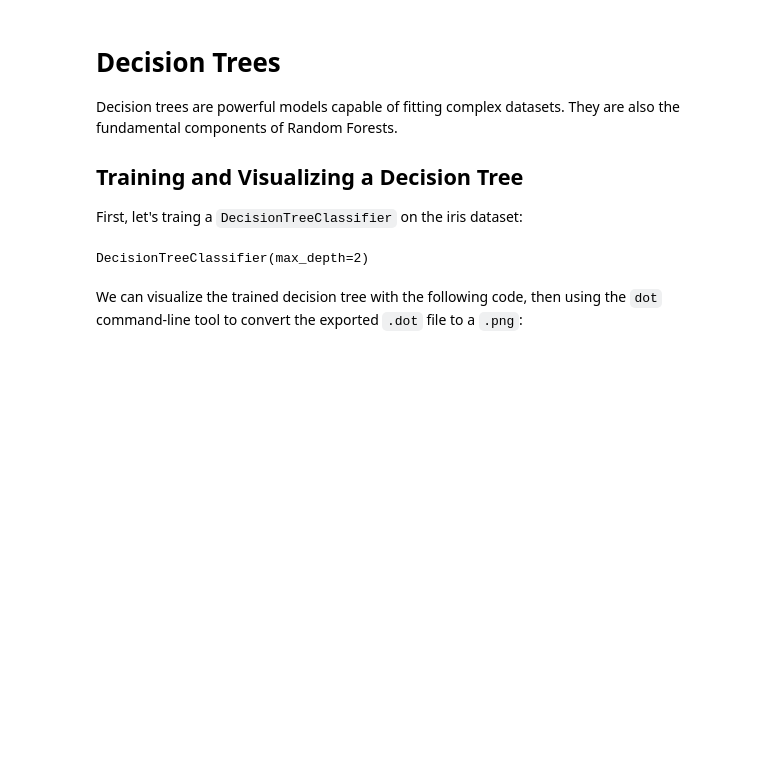
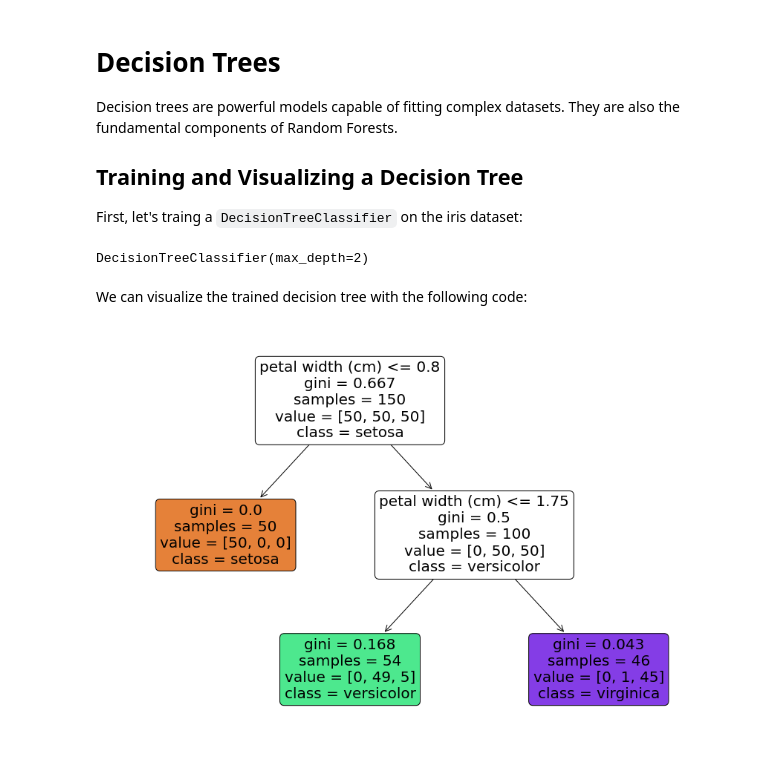
Before and after one commit to achi113s/MLBook, a Jupyter notebook: Ch6DecisionTrees.ipynb, the cells around one changed output. Cells and saved outputs as stored; diff of their text form; code cells hidden in the pictures; blank space fills up the shorter version.

Commit message:
updating notes on decision trees

```diff
--- a/Ch6DecisionTrees.ipynb
+++ b/Ch6DecisionTrees.ipynb
@@ -19,12 +20,13 @@ tree_clf.fit(X, y)
 # %% [output]
 DecisionTreeClassifier(max_depth=2)
 # %% [markdown]
-We can visualize the trained decision tree with the following code, then using the `dot` command-line tool to convert the exported `.dot` file to a `.png`:
+We can visualize the trained decision tree with the following code:
 # %%
-from sklearn.tree import export_graphviz
+from sklearn.tree import plot_tree
+import matplotlib.pyplot as plt
 
-export_graphviz(tree_clf, out_file='iris_tree.dot',
-               feature_names=iris.feature_names[2:],
-               class_names=iris.target_names,
-               rounded=True,
-               filled=True)
+plt.figure(figsize=(15,10))
+plot_tree(tree_clf, feature_names=iris.feature_names[2:], class_names=iris.target_names, filled=True, fontsize=20, rounded=True)
+plt.show()
+# %% [output]
+[figure, added]
```
Also changed, not shown: parts of 3 cells of this notebook.
